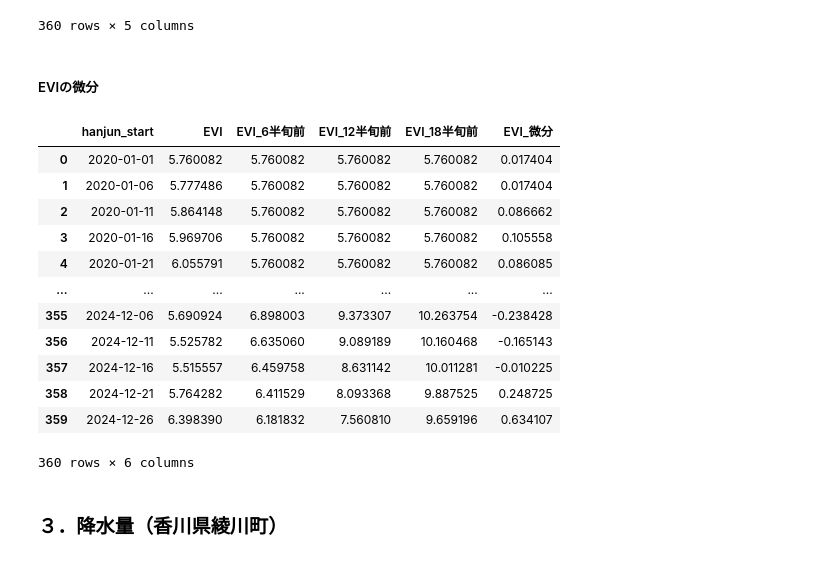
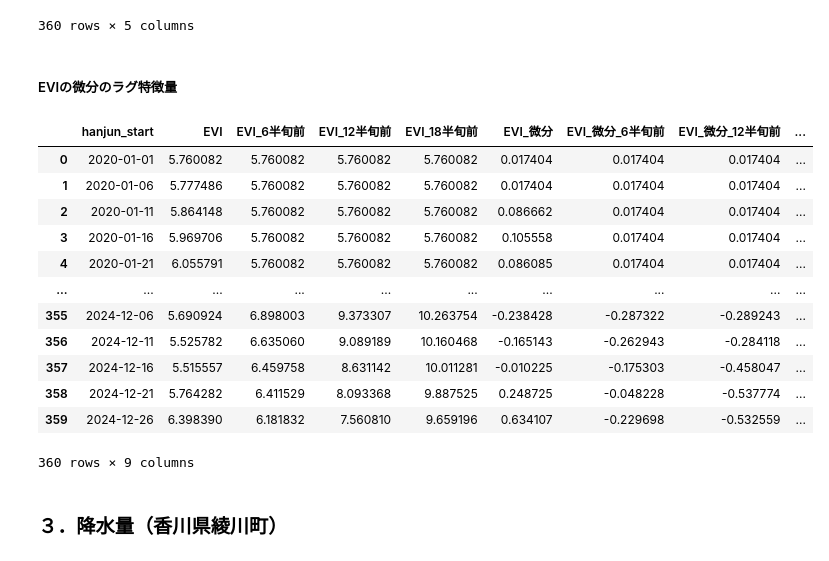
Before and after one commit to ShotaSasaki-HU/ASTRO-CAMP-2025, a Jupyter notebook: sarimax.ipynb, the cells around one changed output. Saved outputs shown, nothing was run; the diff lists cells and outputs as text; code cells hidden in the pictures.

Commit message:
EVIの微分をラグ特徴量にした．

```diff
--- a/sarimax.ipynb
+++ b/sarimax.ipynb
@@ -726,29 +729,33 @@ df_evi
 | 359 | 2024-12-26 | 6.398390 | 6.181832 | 7.560810 | 9.659196 |
 360 rows × 5 columns
 # %% [markdown]
-##### EVIの微分
+##### EVIの微分のラグ特徴量
 # %%
 # 1半旬前との差分を計算
 df_evi['EVI_微分'] = df_evi['evi_cleaned'].diff(1)
 df_evi = df_evi.bfill()
 
+for n in [6, 12, 18]:
+    df_evi[f'EVI_微分_{n}半旬前'] = df_evi['EVI_微分'].shift(n) # n半旬ずらした特徴量
+df_evi = df_evi.bfill()
+
 df_evi.rename(columns={'evi_cleaned': 'EVI'}, inplace=True)
 
 df_evi
 # %% [output]
-|  | hanjun_start | EVI | EVI_6半旬前 | EVI_12半旬前 | EVI_18半旬前 | EVI_微分 |
-| 0 | 2020-01-01 | 5.760082 | 5.760082 | 5.760082 | 5.760082 | 0.017404 |
-| 1 | 2020-01-06 | 5.777486 | 5.760082 | 5.760082 | 5.760082 | 0.017404 |
-| 2 | 2020-01-11 | 5.864148 | 5.760082 | 5.760082 | 5.760082 | 0.086662 |
-| 3 | 2020-01-16 | 5.969706 | 5.760082 | 5.760082 | 5.760082 | 0.105558 |
-| 4 | 2020-01-21 | 6.055791 | 5.760082 | 5.760082 | 5.760082 | 0.086085 |
-| ... | ... | ... | ... | ... | ... | ... |
-| 355 | 2024-12-06 | 5.690924 | 6.898003 | 9.373307 | 10.263754 | -0.238428 |
-| 356 | 2024-12-11 | 5.525782 | 6.635060 | 9.089189 | 10.160468 | -0.165143 |
-| 357 | 2024-12-16 | 5.515557 | 6.459758 | 8.631142 | 10.011281 | -0.010225 |
-| 358 | 2024-12-21 | 5.764282 | 6.411529 | 8.093368 | 9.887525 | 0.248725 |
-| 359 | 2024-12-26 | 6.398390 | 6.181832 | 7.560810 | 9.659196 | 0.634107 |
+|  | hanjun_start | EVI | EVI_6半旬前 | EVI_12半旬前 | EVI_18半旬前 | EVI_微分 | EVI_微分_6半旬前 | EVI_微分_12半旬前 | ... |
+| 0 | 2020-01-01 | 5.760082 | 5.760082 | 5.760082 | 5.760082 | 0.017404 | 0.017404 | 0.017404 | ... |
+| 1 | 2020-01-06 | 5.777486 | 5.760082 | 5.760082 | 5.760082 | 0.017404 | 0.017404 | 0.017404 | ... |
+| 2 | 2020-01-11 | 5.864148 | 5.760082 | 5.760082 | 5.760082 | 0.086662 | 0.017404 | 0.017404 | ... |
+| 3 | 2020-01-16 | 5.969706 | 5.760082 | 5.760082 | 5.760082 | 0.105558 | 0.017404 | 0.017404 | ... |
+| 4 | 2020-01-21 | 6.055791 | 5.760082 | 5.760082 | 5.760082 | 0.086085 | 0.017404 | 0.017404 | ... |
+| ... | ... | ... | ... | ... | ... | ... | ... | ... | ... |
+| 355 | 2024-12-06 | 5.690924 | 6.898003 | 9.373307 | 10.263754 | -0.238428 | -0.287322 | -0.289243 | ... |
+| 356 | 2024-12-11 | 5.525782 | 6.635060 | 9.089189 | 10.160468 | -0.165143 | -0.262943 | -0.284118 | ... |
+| 357 | 2024-12-16 | 5.515557 | 6.459758 | 8.631142 | 10.011281 | -0.010225 | -0.175303 | -0.458047 | ... |
+| 358 | 2024-12-21 | 5.764282 | 6.411529 | 8.093368 | 9.887525 | 0.248725 | -0.048228 | -0.537774 | ... |
+| 359 | 2024-12-26 | 6.398390 | 6.181832 | 7.560810 | 9.659196 | 0.634107 | -0.229698 | -0.532559 | ... |
-360 rows × 6 columns
+360 rows × 9 columns
 # %% [markdown]
 ### ３．降水量（香川県綾川町）
 # %% [markdown]
```
Also changed, not shown: parts of 3 cells of this notebook.
